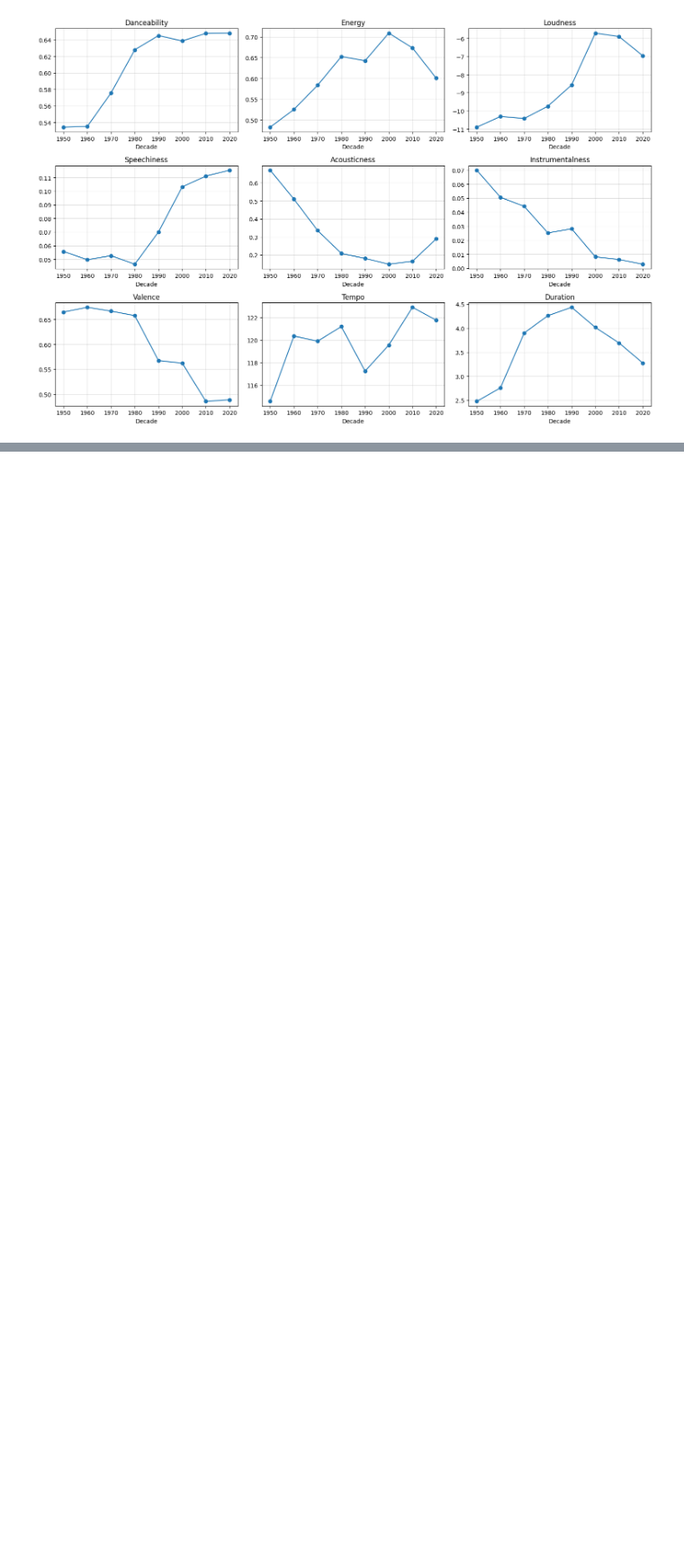
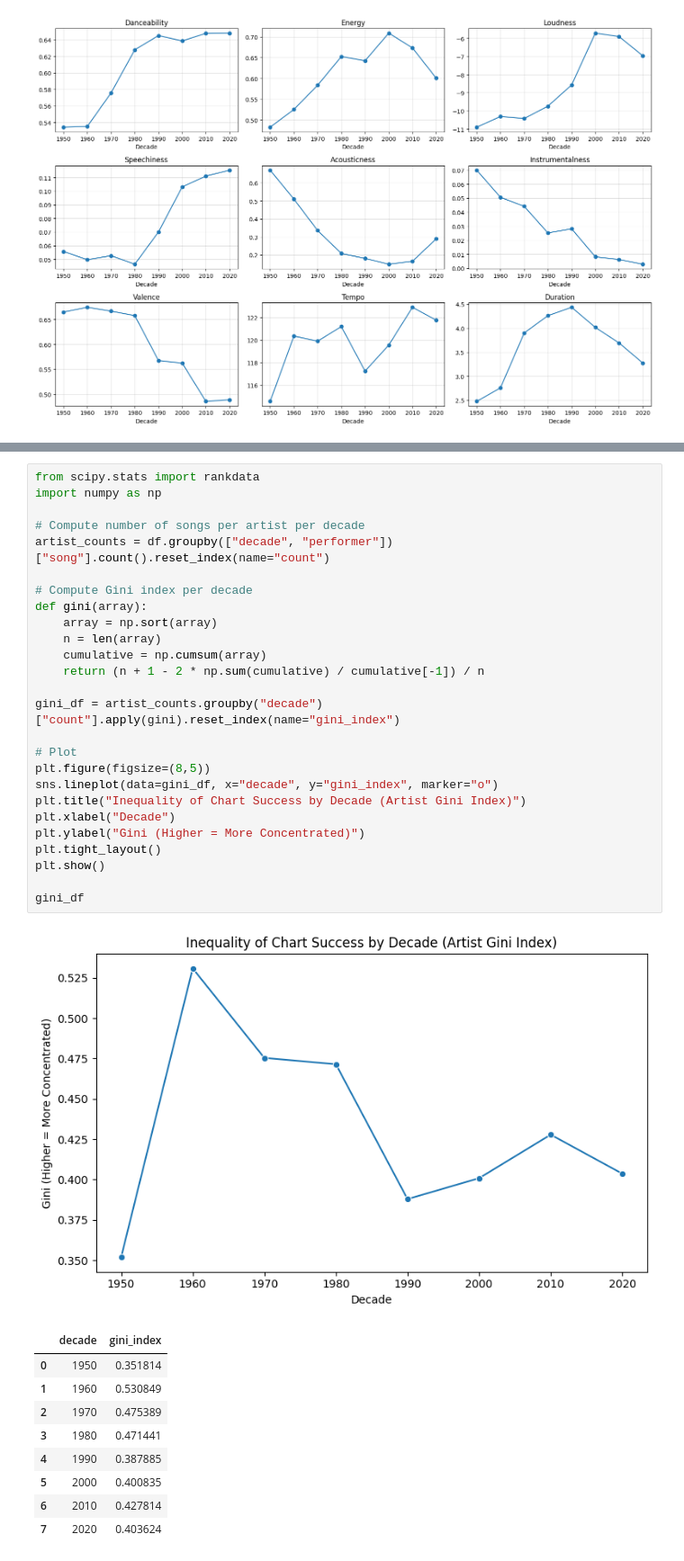
Before and after one commit to andyy-liu/billboard-audio-trends, a Jupyter notebook: notebooks/02_analysis.ipynb, the cells around one changed output, grey strips where cells are left out. Shown at 90% size. Cells and saved outputs as stored; diff of their text form; blank space fills up the shorter version.

```diff
--- a/notebooks/02_analysis.ipynb
+++ b/notebooks/02_analysis.ipynb
@@ -66,0 +249,37 @@ sns.lineplot(data=df, x='decade', y='energy', hue='genre')
+# %%
+from scipy.stats import rankdata
+import numpy as np
+
+# Compute number of songs per artist per decade
+artist_counts = df.groupby(["decade", "performer"])["song"].count().reset_index(name="count")
+
+# Compute Gini index per decade
+def gini(array):
+    array = np.sort(array)
+    n = len(array)
+    cumulative = np.cumsum(array)
+    return (n + 1 - 2 * np.sum(cumulative) / cumulative[-1]) / n
+
+gini_df = artist_counts.groupby("decade")["count"].apply(gini).reset_index(name="gini_index")
+
+# Plot
+plt.figure(figsize=(8,5))
+sns.lineplot(data=gini_df, x="decade", y="gini_index", marker="o")
+plt.title("Inequality of Chart Success by Decade (Artist Gini Index)")
+plt.xlabel("Decade")
+plt.ylabel("Gini (Higher = More Concentrated)")
+plt.tight_layout()
+plt.show()
+
+gini_df
+# %% [output]
+[figure, added]
+|  | decade | gini_index |
+| 0 | 1950 | 0.351814 |
+| 1 | 1960 | 0.530849 |
+| 2 | 1970 | 0.475389 |
+| 3 | 1980 | 0.471441 |
+| 4 | 1990 | 0.387885 |
+| 5 | 2000 | 0.400835 |
+| 6 | 2010 | 0.427814 |
+| 7 | 2020 | 0.403624 |
```
Also changed, not shown: parts of 9 cells of this notebook.
